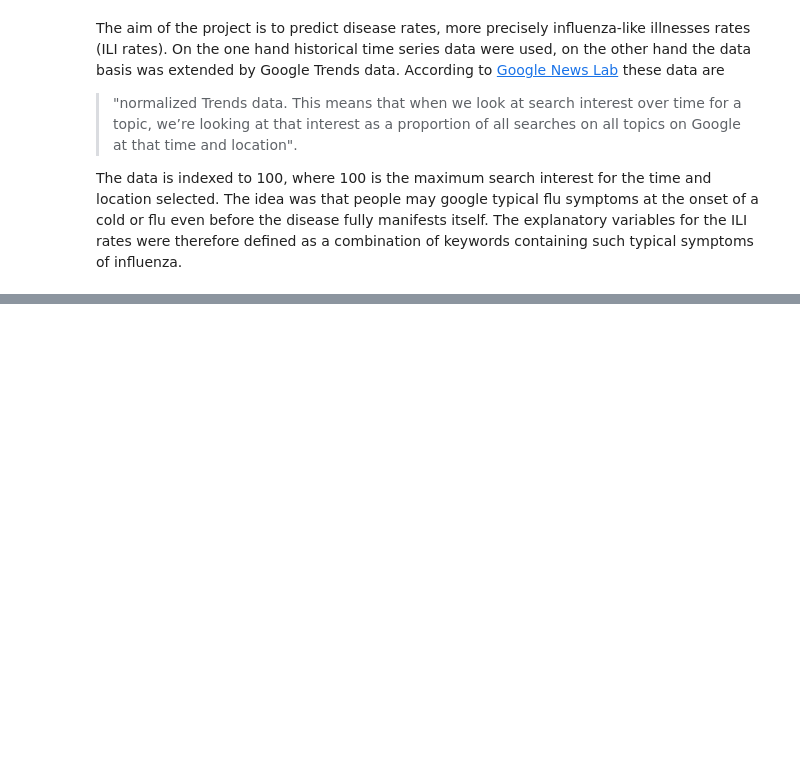
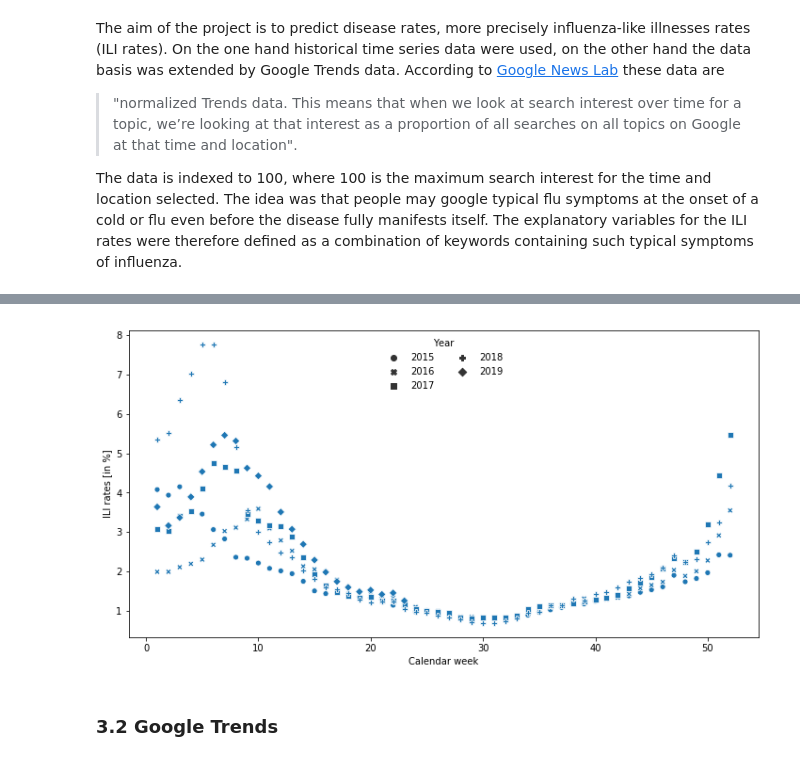
Before and after one commit to tlary/US-ILI-Rates-Forecasting-using-Google-Trends, a Jupyter notebook: curaio_clean.ipynb, the cells around one changed output, grey strips where cells are left out. Cells and saved outputs as stored; diff of their text form; code cells hidden in the pictures; blank space fills up the shorter version.

```diff
--- a/curaio_clean.ipynb
+++ b/curaio_clean.ipynb
@@ -74,0 +169,14 @@ For this project data was used ranging from the beginning of 2015 until July 201
+# %%
+#ili_df["year"] = ili_df["year"].astype("category")
+fig, ax = plt.subplots(figsize=(12,6))
+scat = sns.scatterplot(data=ili_df, x="week", y="unweighted_ili", style="year");
+handles, labels = ax.get_legend_handles_labels()
+ax.legend(handles=handles[1:], labels=labels[1:], ncol=2, loc="upper center", frameon=False)
+scat.legend_.set_title("Year")
+plt.xlabel("Calendar week");
+plt.ylabel("ILI rates [in %]");
+# %% [output]
+[figure, added]
+# %% [markdown]
+
+### 3.2 Google Trends
```
Also changed, not shown: parts of 72 cells of this notebook, 2 other files.
